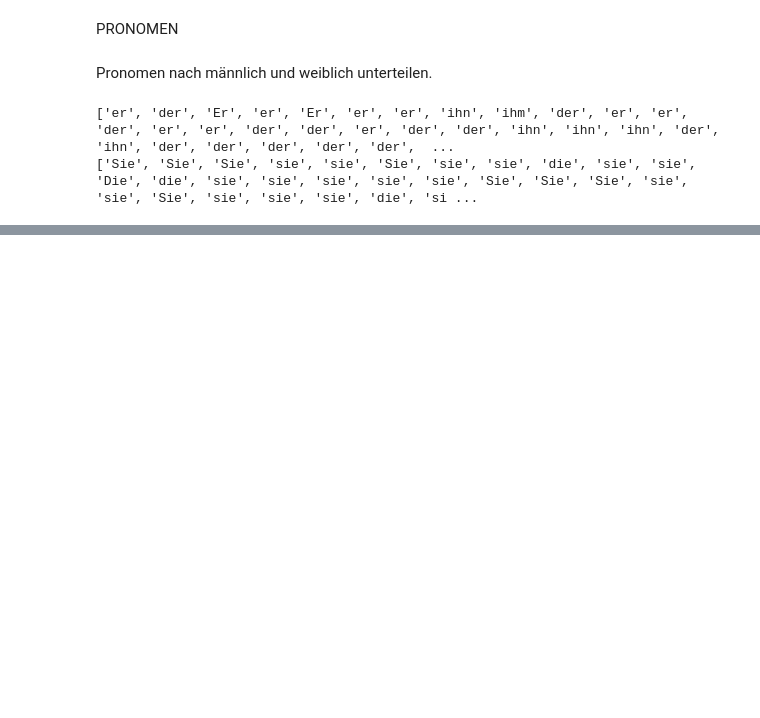
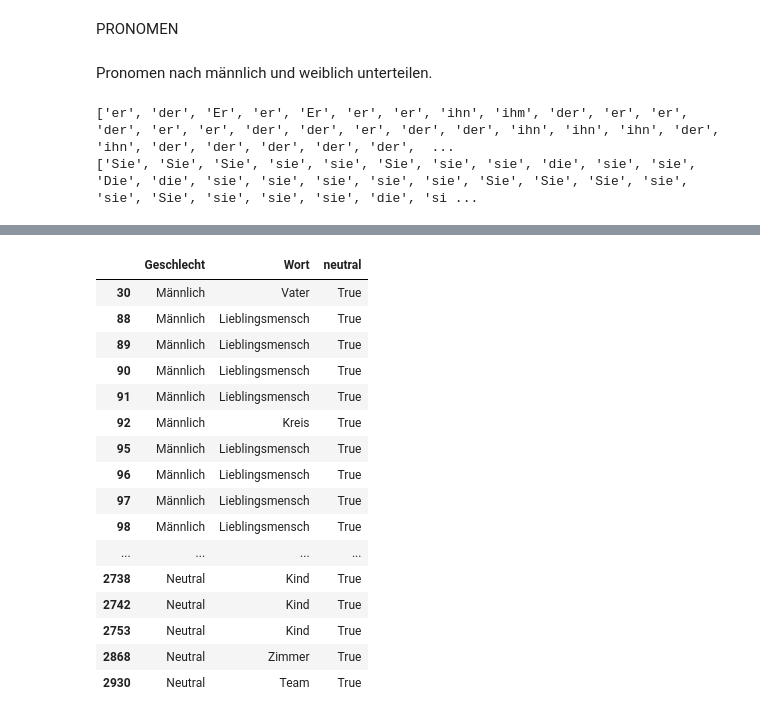
Before and after one commit to MGeisthoff/Fachpraktikum-Songtexte, a Jupyter notebook: NOTEBOOK.ipynb, the cells around one changed output, grey strips where cells are left out. Cells and saved outputs as stored; diff of their text form; code cells hidden in the pictures; blank space fills up the shorter version.

Commit message:
Nomen mit genderneutralen Nomen vergleichen

```diff
--- a/NOTEBOOK.ipynb
+++ b/NOTEBOOK.ipynb
@@ -108,22 +117,22 @@ with open('Nomen.json', 'w') as fp:
 # %% [markdown]
 Einzelne Json-Dateien für Nomen (m,w,n) erstellen.
 # %%
-nomen_m , nomen_w, nomen_n = [],[],[]
-for id in result_nomen["Nomen"]:
-    if  result_nomen ["Nomen"][id]["ARTIKEL"]== "der":
+nomen_m, nomen_w, nomen_n = [], [], []
+
+for id in tqdm(result_nomen["Nomen"]):
+    if result_nomen["Nomen"][id]["ARTIKEL"] == "der":
         nomen_m.append(result_nomen["Nomen"][id]["WORT"])
-    elif result_nomen ["Nomen"][id]["ARTIKEL"]== "die":
+    elif result_nomen["Nomen"][id]["ARTIKEL"] == "die":
         nomen_w.append(result_nomen["Nomen"][id]["WORT"])
-    elif result_nomen ["Nomen"][id]["ARTIKEL"]== "das":
+    elif result_nomen["Nomen"][id]["ARTIKEL"] == "das":
         nomen_n.append(result_nomen["Nomen"][id]["WORT"])
     else:
         pass
-with open('Nomen_m.json', 'w') as fp:
-      dict_result_nomen=json.dump(nomen_m, fp, indent=4)
-with open('Nomen_w.json', 'w') as fp:
-      dict_result_nomen=json.dump(nomen_w, fp, indent=4)
-with open('Nomen_n.json', 'w') as fp:
-      dict_result_nomen=json.dump(nomen_n, fp, indent=4)
+
+nomen_sortiert = {"Männlich": nomen_m, "Weiblich": nomen_w, "Neutral": nomen_n}
+
+with open("Nomen_sortiert.json", "w") as fp:
+    json.dump(nomen_sortiert, fp, indent=4)
 # %% [markdown]
 PRONOMEN
 # %% [markdown]
@@ -298,0 +318,17 @@ with open('Pronomen_w.json', 'w') as fp:
+# %%
+gender_neu = pd.read_csv("./gender_neu_Nomen.csv",sep=";",header=None,encoding="utf8")
+gender_neu = gender_neu.iloc[:, 0]
+gender_neu.columns = ["Wort"]
+gender_neu = list(gender_neu)
+
+with open("./Nomen_sortiert.json", "r") as f:
+    nomen_sortiert = json.load(f)
+# %%
+complete_df = pd.DataFrame(columns=["Geschlecht","Wort","neutral"])
+tmp = []
+for g in nomen_sortiert.keys(): # geschlecht
+    for w in nomen_sortiert[g]: # wort
+        is_gender_neutral = True if w in gender_neu else False
+
+        complete_df.loc[len(complete_df)] = [g, w, is_gender_neutral]
+        tmp.append(w)
@@ -298,0 +357,23 @@ with open('Pronomen_w.json', 'w') as fp:
+# %%
+pd.set_option("display.max_rows", None)
+pd.set_option("display.max_columns", None)
+# %%
+complete_df.loc[complete_df["neutral"] == True, :]
+# %% [output]
+|  | Geschlecht | Wort | neutral |
+| 30 | Männlich | Vater | True |
+| 88 | Männlich | Lieblingsmensch | True |
+| 89 | Männlich | Lieblingsmensch | True |
+| 90 | Männlich | Lieblingsmensch | True |
+| 91 | Männlich | Lieblingsmensch | True |
+| 92 | Männlich | Kreis | True |
+| 95 | Männlich | Lieblingsmensch | True |
+| 96 | Männlich | Lieblingsmensch | True |
+| 97 | Männlich | Lieblingsmensch | True |
+| 98 | Männlich | Lieblingsmensch | True |
+| ... | ... | ... | ... |
+| 2738 | Neutral | Kind | True |
+| 2742 | Neutral | Kind | True |
+| 2753 | Neutral | Kind | True |
+| 2868 | Neutral | Zimmer | True |
+| 2930 | Neutral | Team | True |
```
Also changed, not shown: parts of 10 cells of this notebook, 7 other files.
